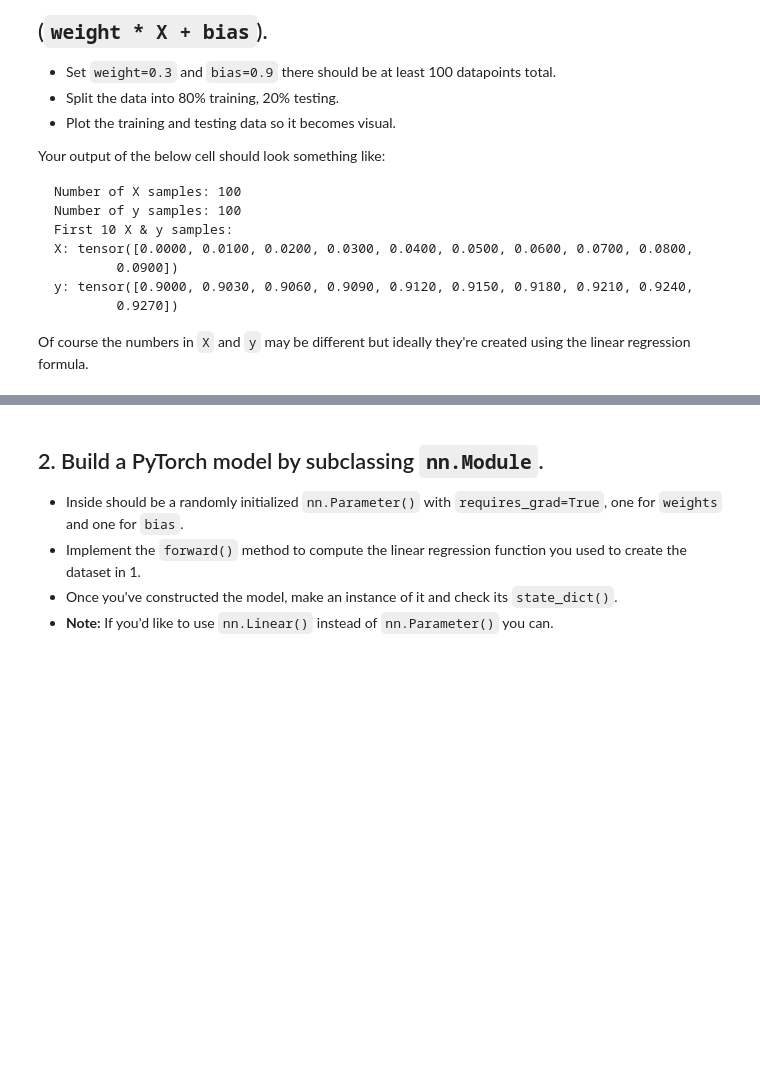
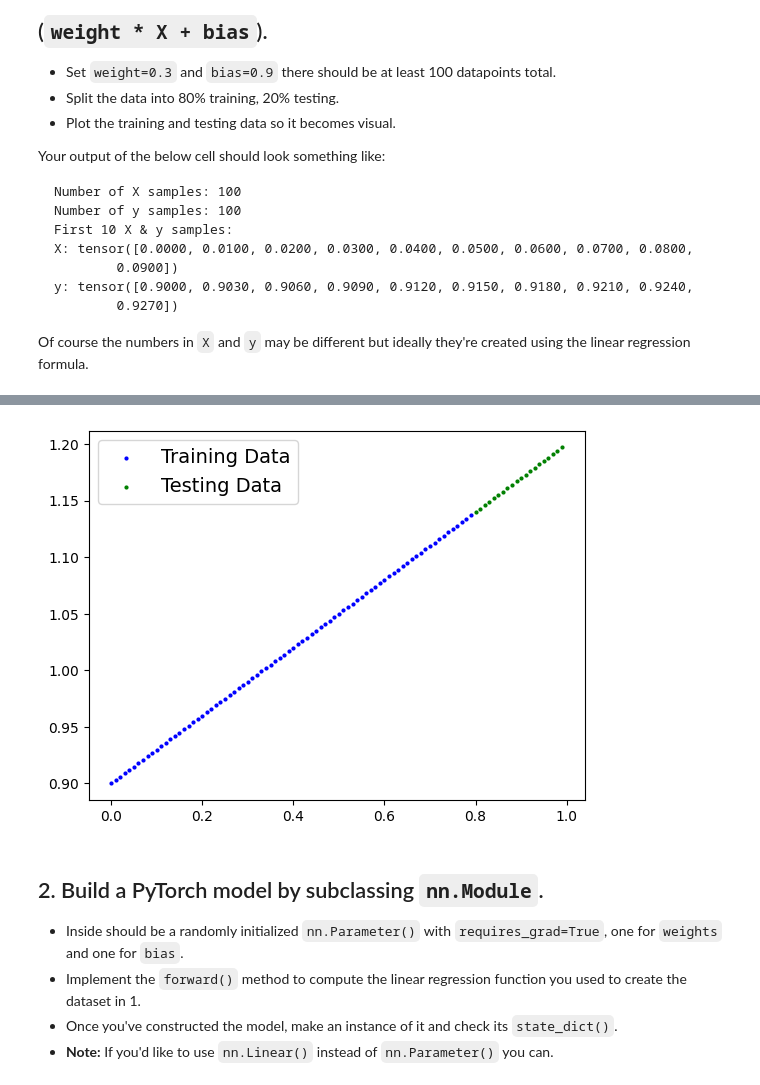
Before and after one commit to rezaulhasan-gis/rezaulhasan-gis, a Jupyter notebook: extras/exercises/01_pytorch_workflow_exercises.ipynb, the cells around one changed output, grey strips where cells are left out. Saved outputs shown, nothing was run; the diff lists cells and outputs as text; code cells hidden in the pictures; blank space fills up the shorter version.

```diff
--- a/extras/exercises/01_pytorch_workflow_exercises.ipynb
+++ b/extras/exercises/01_pytorch_workflow_exercises.ipynb
@@ -54,7 +54,7 @@ end = 1
 step = 0.01
 # Make X and y using linear regression feature
 
-X= torch.arange(start,end, step)
+X= torch.arange(start,end, step).unsqueeze(dim = 1)
 y= X*weight+bias
 
 print(f"Number of X samples: {len(X)}")
@@ -74,0 +81,8 @@ y: tensor([0.9000, 0.9030, 0.9060, 0.9090, 0.9120, 0.9150, 0.9180, 0.9210, 0.924
+# %%
+# Split the data into training and testing
+training_split = int(0.8*len(X))
+X_train = X[:training_split]
+y_train = y[:training_split]
+X_test = X[training_split:]
+y_test = y[training_split:]
+X_train[:10],y_train[:10]
@@ -75,3 +110,18 @@ y: tensor([0.9000, 0.9030, 0.9060, 0.9090, 0.9120, 0.9150, 0.9180, 0.9210, 0.924
+# %%
+# Plot the training and testing data
+def plot_predictions(training_data= X_train, training_label=y_train,
+                     testing_data=X_test,testing_label=y_test,
+                     predictions=None):
+    plt.scatter(training_data,training_label, c ='b',s = 4, label ='Training Data')
+    plt.scatter(testing_data,testing_label, c ='g',s = 4, label ='Testing Data')
+    if predictions is not None:
+        plt.scatter(testing_data,predictions, c ='r',s = 4, label ='Predictions')
+    # Show the legend
+    plt.legend(prop={"size": 14})
+
+plot_predictions()
+# %% [output]
+[figure, added]
 # %% [markdown]
 ## 2. Build a PyTorch model by subclassing `nn.Module`.
   * Inside should be a randomly initialized `nn.Parameter()` with `requires_grad=True`, one for `weights` and one for `bias`.
```
Also changed, not shown: parts of 15 cells of this notebook.
